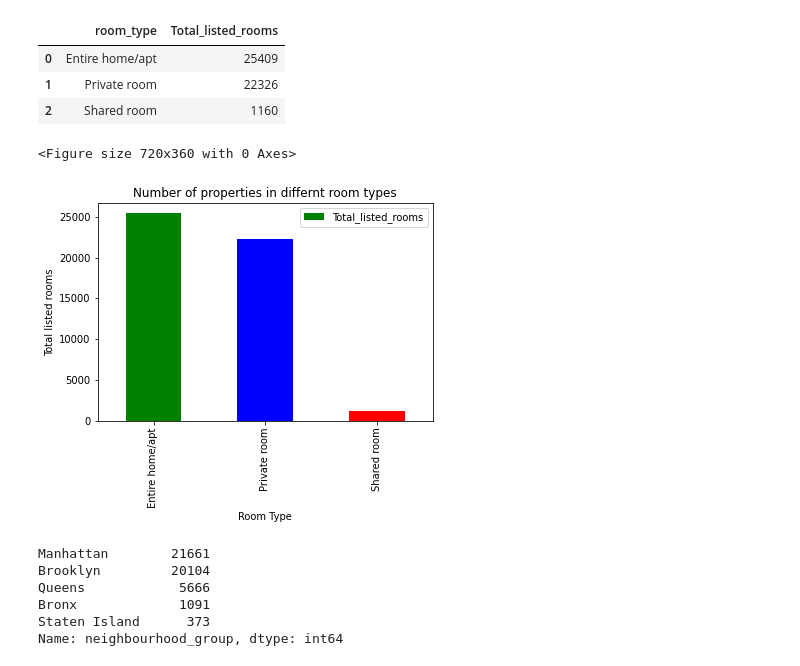
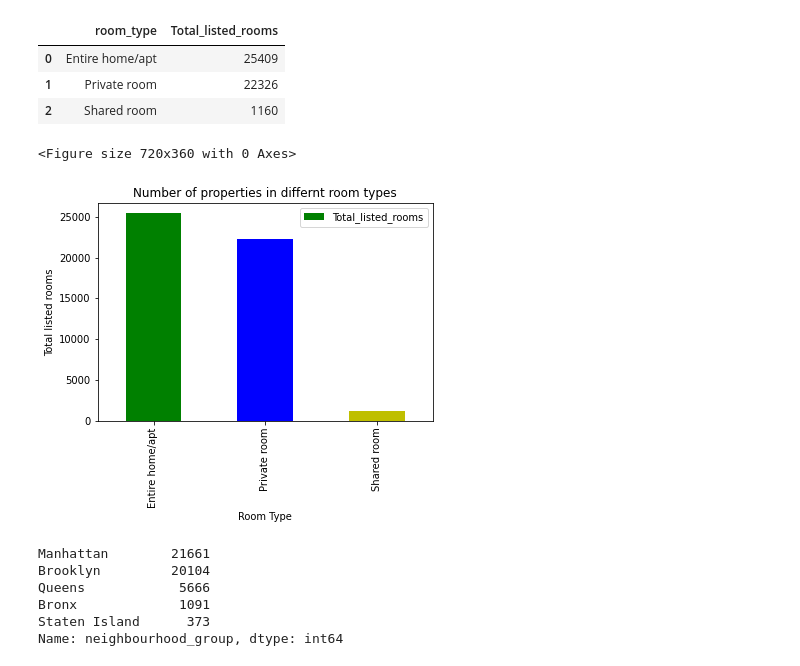
Before and after one commit to Rahul711sharma/AirBnb-Booking-Analysis, a Jupyter notebook: Airbnb_Bookings_Analysis_Capstone_Project.ipynb, the cells around one changed output. Drawn from its saved outputs; the diff is of its cells as text; code cells hidden in the pictures.

```diff
--- a/Airbnb_Bookings_Analysis_Capstone_Project.ipynb
+++ b/Airbnb_Bookings_Analysis_Capstone_Project.ipynb
@@ -176,16 +162,16 @@ room_type_df
 | 2 | Shared room | 1160 |
 # %%
 plt.figure(figsize=(10, 5))
-my_colors = list(islice(cycle(['g', 'b', 'r']), None, len(room_type_df)))
+my_colors = list(islice(cycle(['g', 'b', 'y']), None, len(room_type_df)))
 room_type_df.plot.bar(x = 'room_type', y = 'Total_listed_rooms', color=my_colors)
 
 plt.xlabel("Room Type")
 plt.ylabel("Total listed rooms")
 plt.title("Number of properties in differnt room types")
 plt.show()
 # %% [output]
 <Figure size 720x360 with 0 Axes>
-[figure, old version]
+[figure, new version]
 # %%
 df['neighbourhood_group'].value_counts()
 # %% [output]
```
Also changed, not shown: parts of 17 cells of this notebook.
